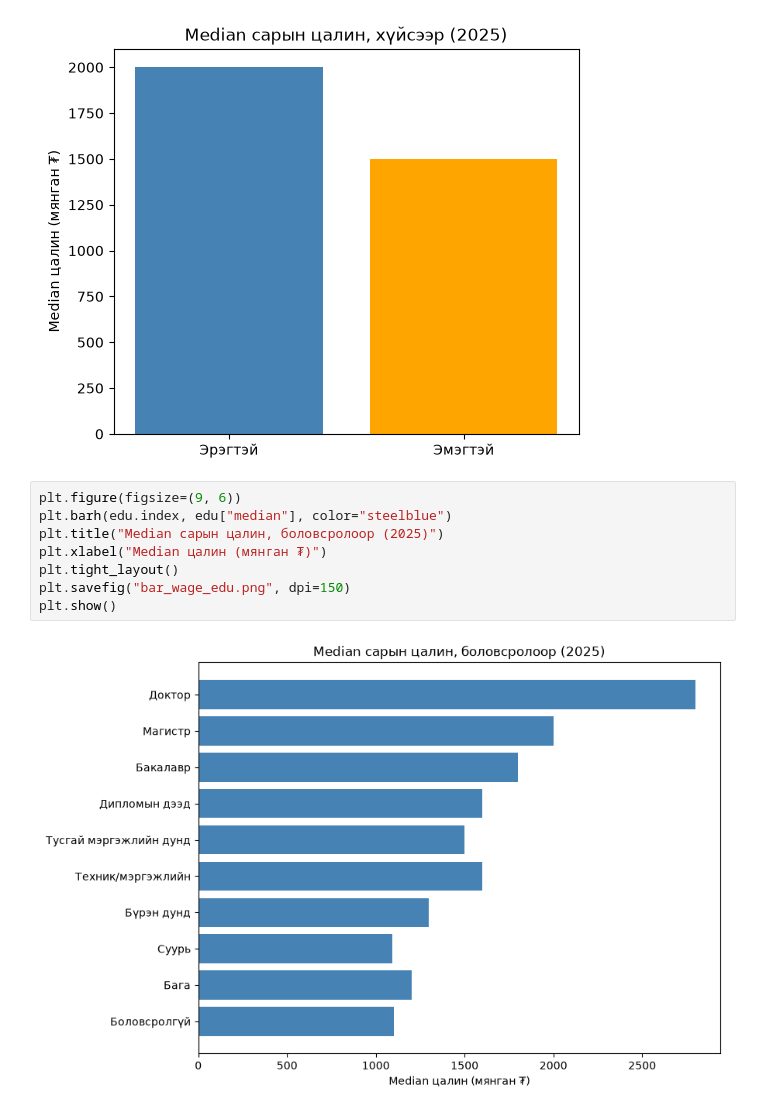
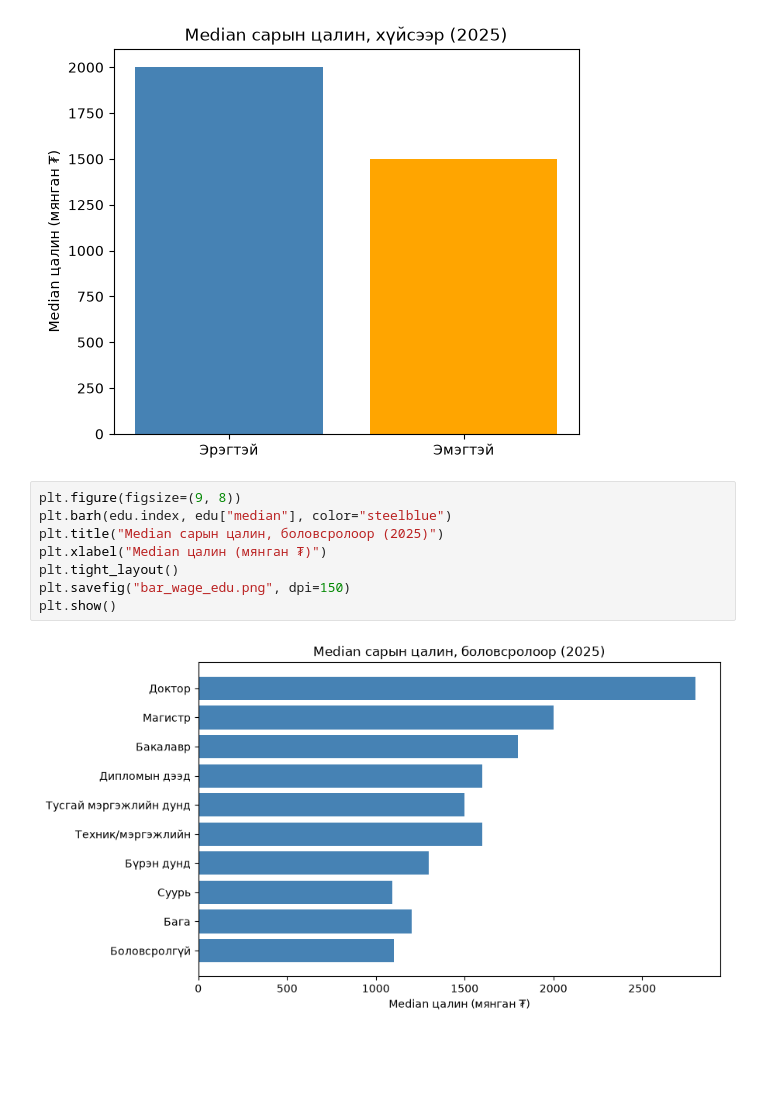
Before and after one commit to OyunerdeneBattulga0121/MODULE_2, a Jupyter notebook: 2025/analysis/Untitled-1.ipynb, the cells around one changed output. Saved outputs shown, nothing was run; the diff lists cells and outputs as text; blank space fills up the shorter version.

```diff
--- a/2025/analysis/Untitled-1.ipynb
+++ b/2025/analysis/Untitled-1.ipynb
@@ -490,12 +490,12 @@ plt.show()
 # %% [output]
 [figure]
 # %%
-plt.figure(figsize=(9, 6))
+plt.figure(figsize=(9, 8))
 plt.barh(edu.index, edu["median"], color="steelblue")
 plt.title("Median сарын цалин, боловсролоор (2025)")
 plt.xlabel("Median цалин (мянган ₮)")
 plt.tight_layout()
 plt.savefig("bar_wage_edu.png", dpi=150)
 plt.show()
 # %% [output]
-[figure, old version]
+[figure, new version]
```
Also changed, not shown: 1 other file.
